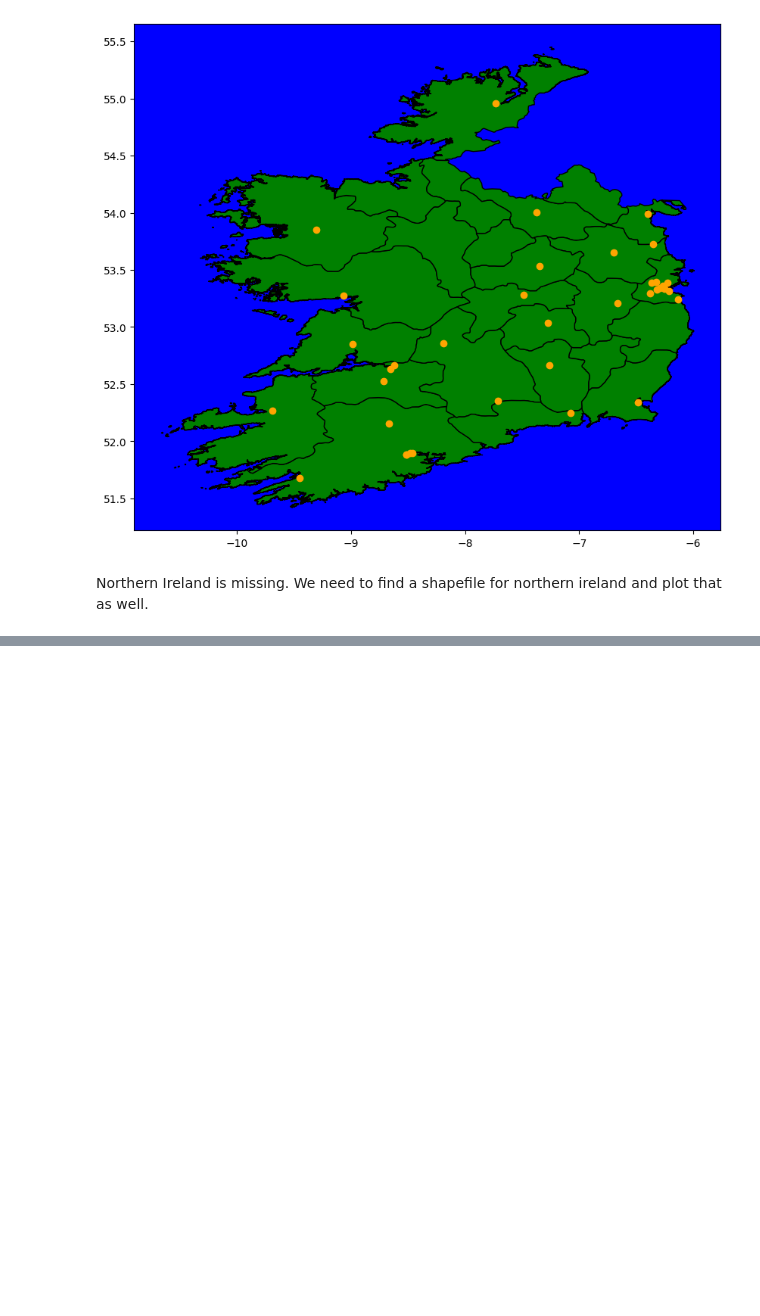
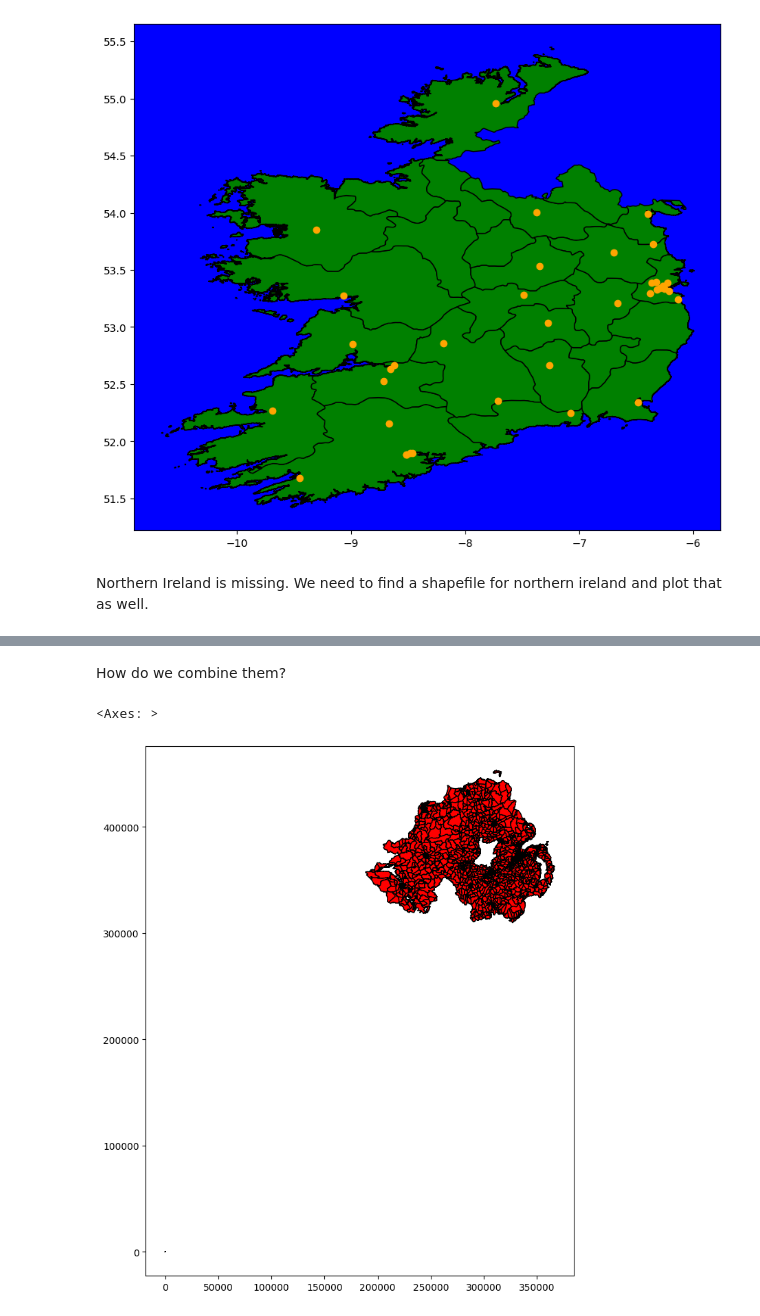
Before and after one commit to holmstead/mapping, a Jupyter notebook: mapping.ipynb, the cells around one changed output, grey strips where cells are left out. Saved outputs shown, nothing was run; the diff lists cells and outputs as text; code cells hidden in the pictures; blank space fills up the shorter version.

```diff
--- a/mapping.ipynb
+++ b/mapping.ipynb
@@ -88,0 +105,14 @@ Northern Ireland is missing. We need to find a shapefile for northern ireland an
+# %% [markdown]
+How do we combine them?
+# %%
+# Plot both shapefiles
+fig, ax = plt.subplots(figsize=(10, 10))
+
+# Plot the first shapefile
+sf.plot(ax=ax, color='green', edgecolor='black')
+
+# Plot the second shapefile
+sf_ni.plot(ax=ax, color='red', edgecolor='black')
+# %% [output]
+<Axes: >
+[figure, added]
```
Also changed, not shown: parts of 5 cells of this notebook.
